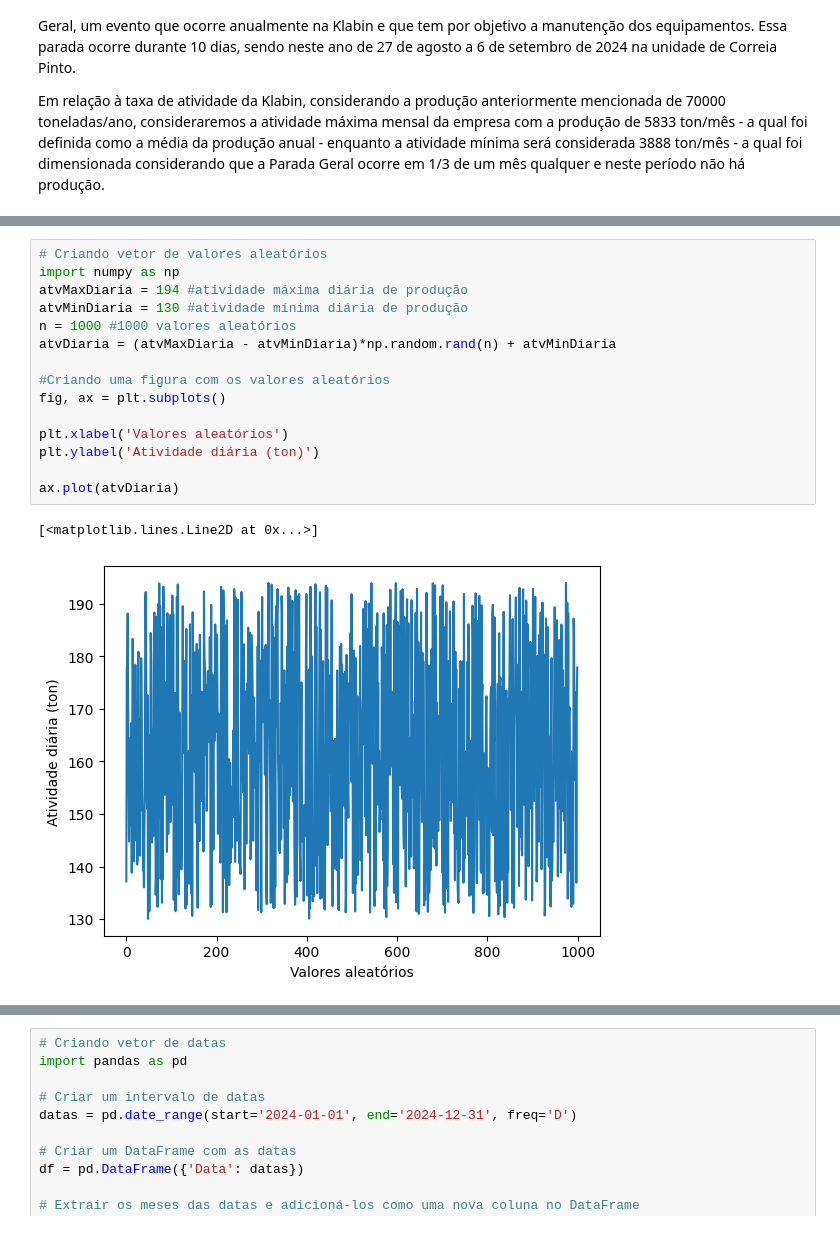
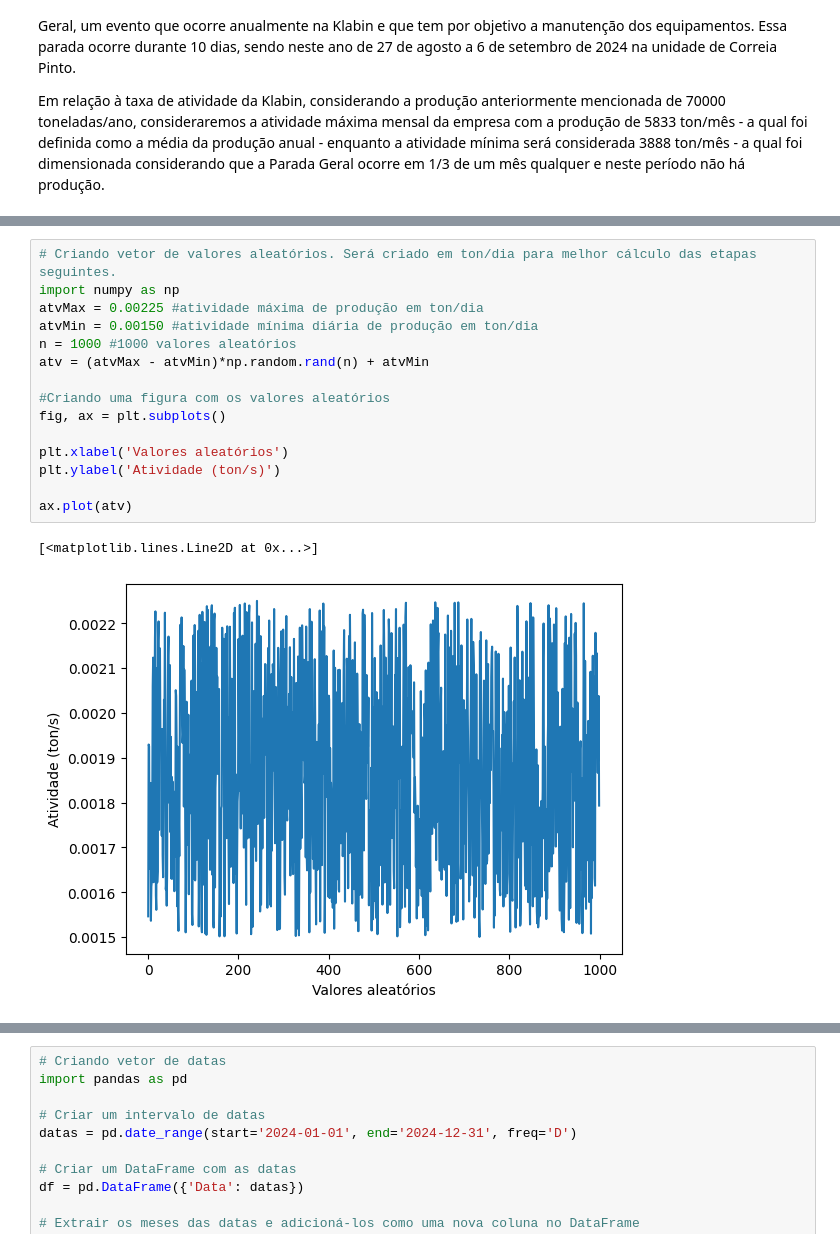
Before and after one commit to BarbaraGirardi07/ENS5173_Barbara, a Jupyter notebook: Atividade01_Parte01.ipynb, the cells around one changed output, grey strips where cells are left out. Cells and saved outputs as stored; diff of their text form.

```diff
--- a/Atividade01_Parte01.ipynb
+++ b/Atividade01_Parte01.ipynb
@@ -159,19 +141,19 @@ ax.plot(atvMensal)
 # %%
-# Criando vetor de valores aleatórios
+# Criando vetor de valores aleatórios. Será criado em ton/dia para melhor cálculo das etapas seguintes.
 import numpy as np
-atvMaxDiaria = 194 #atividade máxima diária de produção
-atvMinDiaria = 130 #atividade mínima diária de produção
+atvMax = 0.00225 #atividade máxima de produção em ton/dia
+atvMin = 0.00150 #atividade mínima diária de produção em ton/dia
 n = 1000 #1000 valores aleatórios
-atvDiaria = (atvMaxDiaria - atvMinDiaria)*np.random.rand(n) + atvMinDiaria
+atv = (atvMax - atvMin)*np.random.rand(n) + atvMin
 
 #Criando uma figura com os valores aleatórios
 fig, ax = plt.subplots()
 
 plt.xlabel('Valores aleatórios')
-plt.ylabel('Atividade diária (ton)')
+plt.ylabel('Atividade (ton/s)')
 
-ax.plot(atvDiaria)
+ax.plot(atv)
 # %% [output]
 [<matplotlib.lines.Line2D at 0x...>]
-[figure, old version]
+[figure, new version]
 # %%
```
Also changed, not shown: parts of 14 cells of this notebook.
